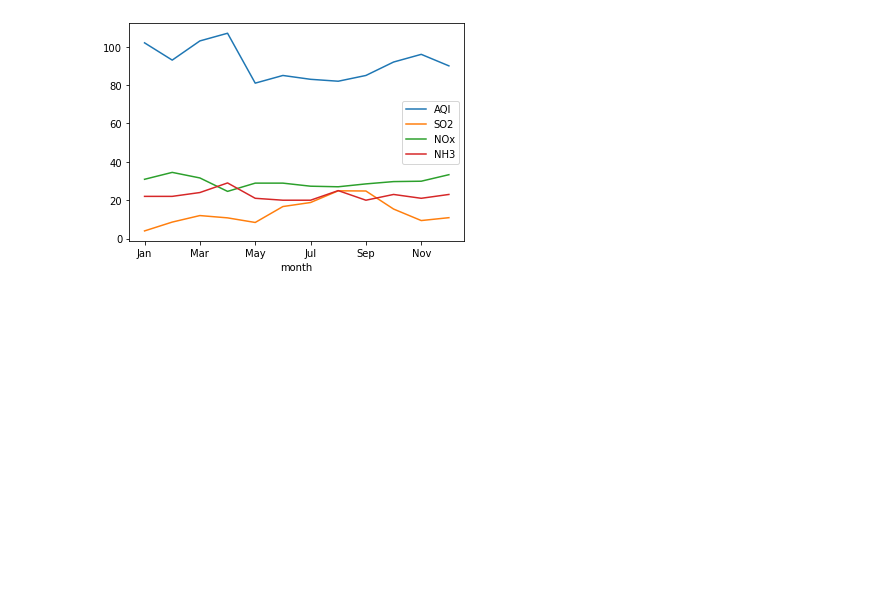
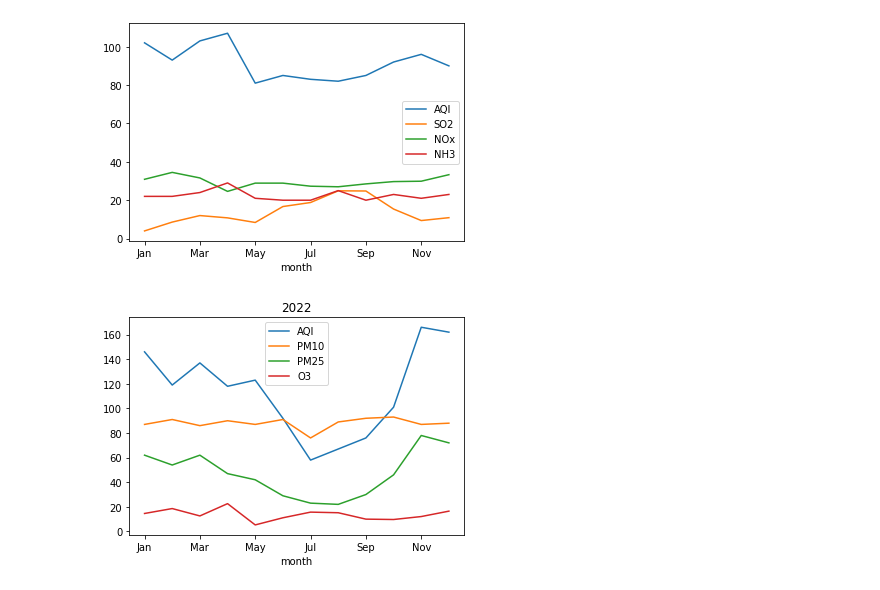
Before and after one commit to danileahacker/Air-Quality-in-Hyderabad-Pollution-Analysis, a Jupyter notebook: pollution_eda.ipynb, the cells around one changed output. Drawn from its saved outputs; the diff is of its cells as text; code cells hidden in the pictures; blank space fills up the shorter version.

```diff
--- a/pollution_eda.ipynb
+++ b/pollution_eda.ipynb
@@ -345,3 +345,9 @@ graph_2021_bottom = aqi_2021.plot(x='month', y=['AQI', 'SO2', 'NOx', 'NH3'])
 graph_2021_bottom;
 # %% [output]
 [figure]
+# %%
+aqi_2022 = aqi.loc[aqi.year == '2022']
+graph_2022_top = aqi_2022.plot(x='month', y=['AQI', 'PM10', 'PM25', 'O3'], title='2022')
+graph_2022_top;
+# %% [output]
+[figure, added]
```
